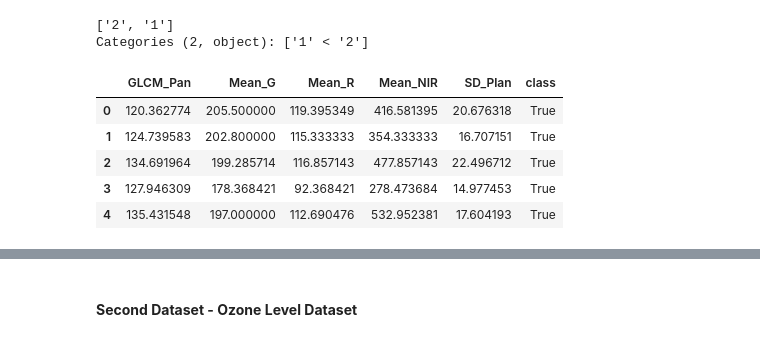
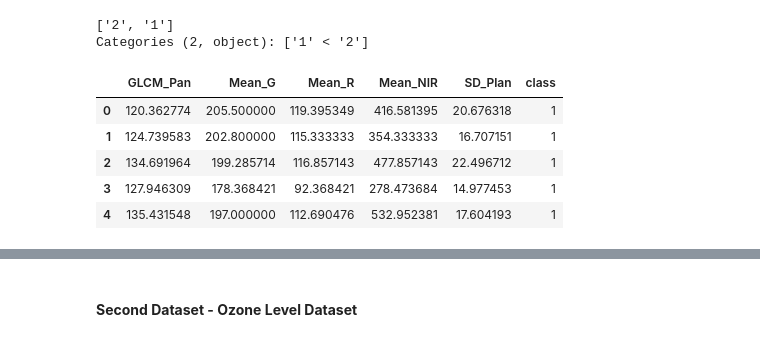
Before and after one commit to brunomfernandes45/random-forest-imbalanced-datasets, a Jupyter notebook: notebook.ipynb, the cells around one changed output, grey strips where cells are left out. Drawn from its saved outputs; the diff is of its cells as text; code cells hidden in the pictures.

```diff
--- a/notebook.ipynb
+++ b/notebook.ipynb
@@ -575,16 +571,16 @@ df["class"].unique()
 ['2', '1']
 Categories (2, object): ['1' < '2']
 # %%
-df["class"] = df["class"].map({"1": False, "2": True})
+df["class"] = df["class"].map({"1": 0, "2": 1})
 
 df.head()
 # %% [output]
 |  | GLCM_Pan | Mean_G | Mean_R | Mean_NIR | SD_Plan | class |
-| 0 | 120.362774 | 205.500000 | 119.395349 | 416.581395 | 20.676318 | True |
-| 1 | 124.739583 | 202.800000 | 115.333333 | 354.333333 | 16.707151 | True |
-| 2 | 134.691964 | 199.285714 | 116.857143 | 477.857143 | 22.496712 | True |
-| 3 | 127.946309 | 178.368421 | 92.368421 | 278.473684 | 14.977453 | True |
-| 4 | 135.431548 | 197.000000 | 112.690476 | 532.952381 | 17.604193 | True |
+| 0 | 120.362774 | 205.500000 | 119.395349 | 416.581395 | 20.676318 | 1 |
+| 1 | 124.739583 | 202.800000 | 115.333333 | 354.333333 | 16.707151 | 1 |
+| 2 | 134.691964 | 199.285714 | 116.857143 | 477.857143 | 22.496712 | 1 |
+| 3 | 127.946309 | 178.368421 | 92.368421 | 278.473684 | 14.977453 | 1 |
+| 4 | 135.431548 | 197.000000 | 112.690476 | 532.952381 | 17.604193 | 1 |
 # %%
 # run the algorithms
 evaluate_model(df)
```
Also changed, not shown: parts of 8 cells of this notebook.
